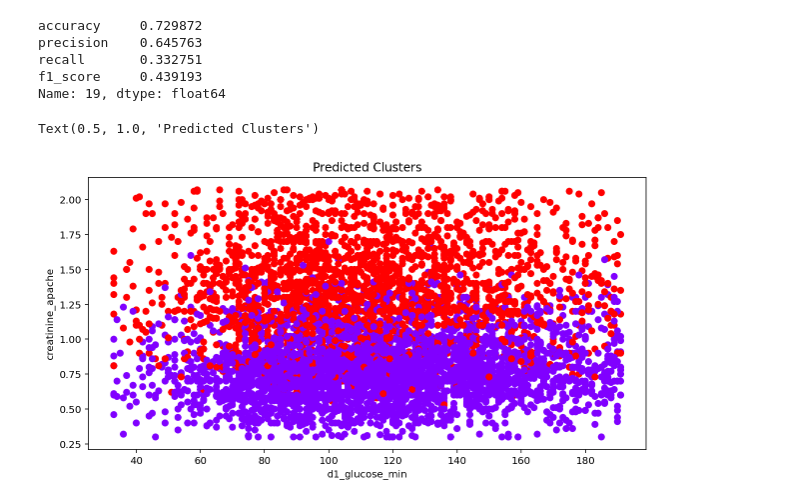
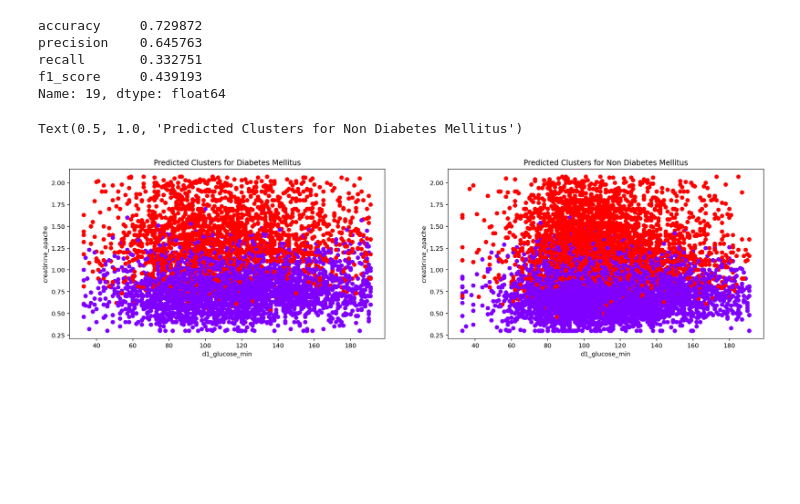
Before and after one commit to walidsi/freelancer-com-diabetes-mellitus, a Jupyter notebook: diabetes-mellitus-prediction.ipynb, the cells around one changed output. Drawn from its saved outputs; the diff is of its cells as text; code cells hidden in the pictures; blank space fills up the shorter version.

Commit message:
feat: Side by side plots for better visual comparison

```diff
--- a/diabetes-mellitus-prediction.ipynb
+++ b/diabetes-mellitus-prediction.ipynb
@@ -407,36 +407,60 @@ recall       0.332751
 f1_score     0.439193
 Name: 19, dtype: float64
 # %%
+x_feat_num = 0
+y_feat_num = 5
+
+# Cluster for 1 Label
+
 merged_df = pd.concat([features_encoded, target], axis=1)
 
 merged_df_1 = merged_df[merged_df['diabetes_mellitus'] == 1]
 
 features_encoded_1 = merged_df_1.iloc[:, :-1]
 
 from sklearn.cluster import KMeans
 from sklearn.preprocessing import StandardScaler
 
 k_means = KMeans(n_clusters = 2, random_state=0)
 
 scaled_X_1 = StandardScaler().fit_transform(features_encoded_1[top_features.values[0:10]])
 k_means.fit(scaled_X_1)
 
 import matplotlib.pyplot as plt
 %config InlineBackend.figure_format='retina'
 
-x_feat_num = 0
-y_feat_num = 5
+fig, ax = plt.subplots(1, 2, figsize=(20, 5))
 
-fig, ax = plt.subplots(1, 1, figsize=(10, 5))
-
-plt.sca(ax)
+plt.sca(ax[0])
 plt.scatter(features_encoded_1[top_features.values[x_feat_num]].values,
             features_encoded_1[top_features.values[y_feat_num]].values,
             c=k_means.labels_,
             cmap='rainbow')
 plt.xlabel(top_features.values[x_feat_num])
 plt.ylabel(top_features.values[y_feat_num])
-plt.title('Predicted Clusters')
+plt.title('Predicted Clusters for Diabetes Mellitus')
+
+# Cluster for 0 label
+
+merged_df = pd.concat([features_encoded, target], axis=1)
+
+merged_df_0 = merged_df[merged_df['diabetes_mellitus'] == 0]
+
+features_encoded_0 = merged_df_0.iloc[:, :-1]
+
+k_means = KMeans(n_clusters = 2, random_state=0)
+
+scaled_X_0 = StandardScaler().fit_transform(features_encoded_0[top_features.values[0:10]])
+k_means.fit(scaled_X_0)
+
+plt.sca(ax[1])
+plt.scatter(features_encoded_0[top_features.values[x_feat_num]].values,
+            features_encoded_0[top_features.values[y_feat_num]].values,
+            c=k_means.labels_,
+            cmap='rainbow')
+plt.xlabel(top_features.values[x_feat_num])
+plt.ylabel(top_features.values[y_feat_num])
+plt.title('Predicted Clusters for Non Diabetes Mellitus')
 # %% [output]
-Text(0.5, 1.0, 'Predicted Clusters')
+Text(0.5, 1.0, 'Predicted Clusters for Non Diabetes Mellitus')
-[figure, old version]
+[figure, new version]
```
Also changed, not shown: parts of 2 cells of this notebook.
